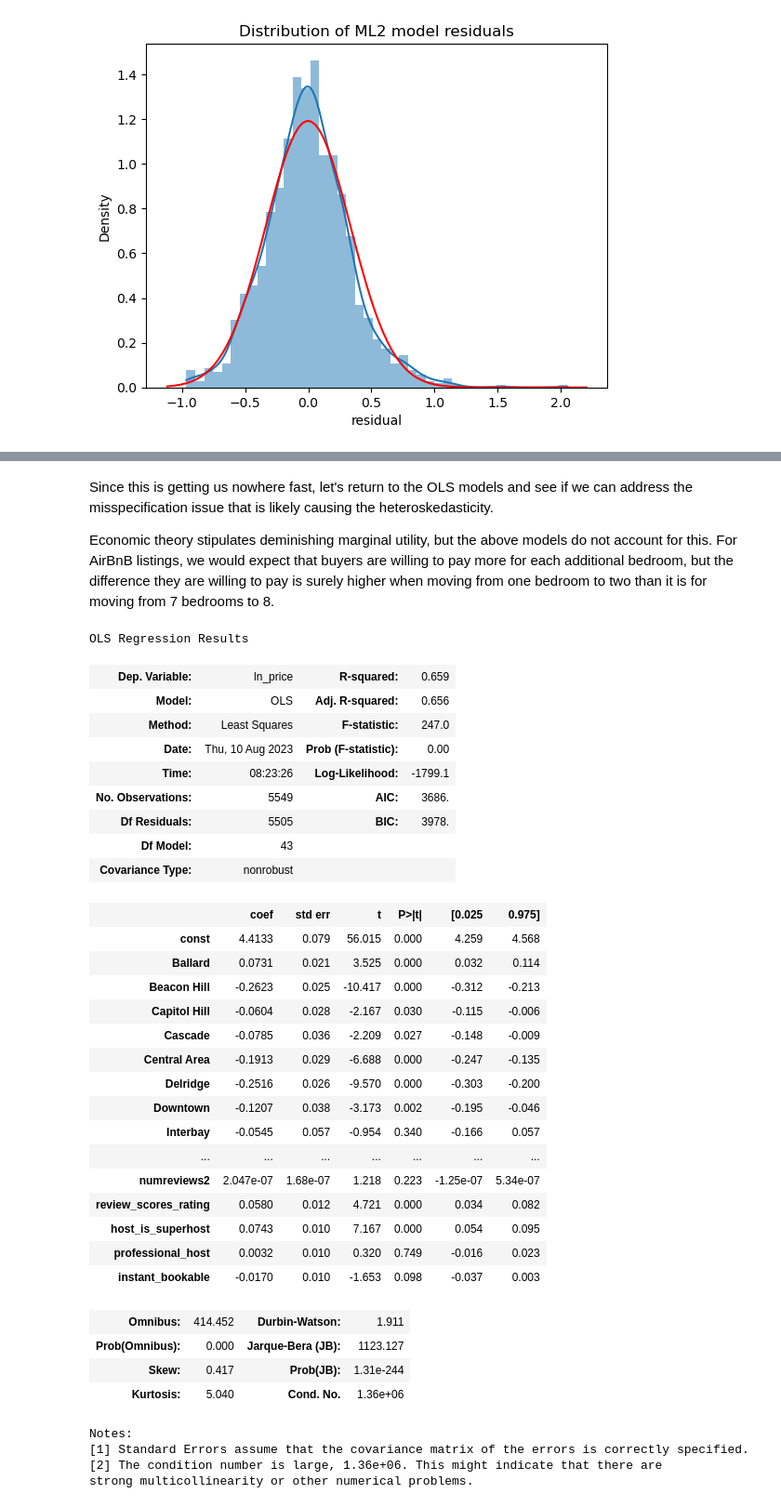
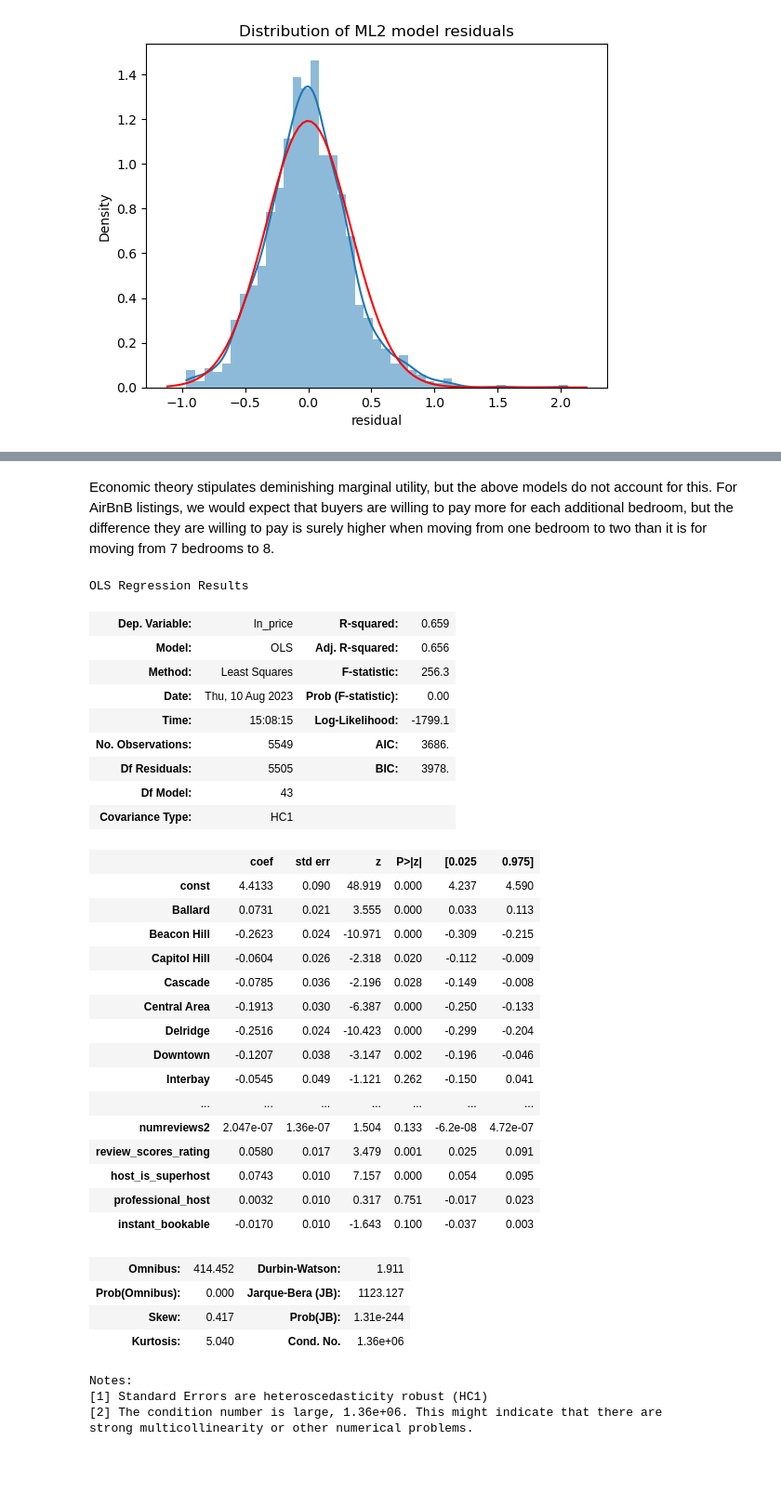
Before and after one commit to epistemetrica/udacity-blog-post-project, a Jupyter notebook: apw_airbnb_project.ipynb, the cells around one changed output, grey strips where cells are left out. Shown at 93% size. Saved outputs shown, nothing was run; the diff lists cells and outputs as text; code cells hidden in the pictures; blank space fills up the shorter version.

Commit message:
cleaning up the heteroskedasticity discussion

```diff
--- a/apw_airbnb_project.ipynb
+++ b/apw_airbnb_project.ipynb
@@ -897,6 +904,4 @@ sm.qqplot(resid_ML2, line='45', fit=True);
 # %% [markdown]
-Since this is getting us nowhere fast, let's return to the OLS models and see if we can address the misspecification issue that is likely causing the heteroskedasticity.
-
 Economic theory stipulates deminishing marginal utility, but the above models do not account for this. For AirBnB listings, we would expect that buyers are willing to pay more for each additional bedroom, but the difference they are willing to pay is surely higher when moving from one bedroom to two than it is for moving from 7 bedrooms to 8.
 # %%
 #add squared terms and reorder columns
@@ -910,58 +915,58 @@ model_df = model_df[['ln_price',
                         'accommodates', 'guests2', 'bedrooms', 'bedrooms2', 'bathrooms', 'bathrooms2', 'beds', 'beds2',
                         'free_parking', 'hot_tub', 'gym', 'pool', 'ac', 'workspace', 'ev_charger',
                         'number_of_reviews', 'numreviews2', 'review_scores_rating',
                         'host_is_superhost', 'professional_host', 'instant_bookable']]
 
 
 #set indpendant variables
 X = model_df.drop(['ln_price'], axis=1)
 
 #add intercept
 X = sm.add_constant(X)
 
 #set logged prices as dependent variable
 y = model_df.ln_price
 
 #run model
-model2_OLS = sm.OLS(y,X).fit()
+model2_OLS = sm.OLS(y,X).fit(cov_type='HC1')
 
 #save results df
 model2_OLS_results_df = model2_OLS.summary().tables[1]
 
 #show results
 model2_OLS.summary()
 # %% [output]
 OLS Regression Results
 | Dep. Variable: | ln_price | R-squared: | 0.659 |
 | Model: | OLS | Adj. R-squared: | 0.656 |
-| Method: | Least Squares | F-statistic: | 247.0 |
+| Method: | Least Squares | F-statistic: | 256.3 |
 | Date: | Thu, 10 Aug 2023 | Prob (F-statistic): | 0.00 |
-| Time: | 08:23:26 | Log-Likelihood: | -1799.1 |
+| Time: | 15:08:15 | Log-Likelihood: | -1799.1 |
 | No. Observations: | 5549 | AIC: | 3686. |
 | Df Residuals: | 5505 | BIC: | 3978. |
 | Df Model: | 43 |  |  |
-| Covariance Type: | nonrobust |  |  |
+| Covariance Type: | HC1 |  |  |
-|  | coef | std err | t | P>|t| | [0.025 | 0.975] |
-| const | 4.4133 | 0.079 | 56.015 | 0.000 | 4.259 | 4.568 |
-| Ballard | 0.0731 | 0.021 | 3.525 | 0.000 | 0.032 | 0.114 |
-| Beacon Hill | -0.2623 | 0.025 | -10.417 | 0.000 | -0.312 | -0.213 |
-| Capitol Hill | -0.0604 | 0.028 | -2.167 | 0.030 | -0.115 | -0.006 |
-| Cascade | -0.0785 | 0.036 | -2.209 | 0.027 | -0.148 | -0.009 |
-| Central Area | -0.1913 | 0.029 | -6.688 | 0.000 | -0.247 | -0.135 |
-| Delridge | -0.2516 | 0.026 | -9.570 | 0.000 | -0.303 | -0.200 |
-| Downtown | -0.1207 | 0.038 | -3.173 | 0.002 | -0.195 | -0.046 |
-| Interbay | -0.0545 | 0.057 | -0.954 | 0.340 | -0.166 | 0.057 |
+|  | coef | std err | z | P>|z| | [0.025 | 0.975] |
+| const | 4.4133 | 0.090 | 48.919 | 0.000 | 4.237 | 4.590 |
+| Ballard | 0.0731 | 0.021 | 3.555 | 0.000 | 0.033 | 0.113 |
+| Beacon Hill | -0.2623 | 0.024 | -10.971 | 0.000 | -0.309 | -0.215 |
+| Capitol Hill | -0.0604 | 0.026 | -2.318 | 0.020 | -0.112 | -0.009 |
+| Cascade | -0.0785 | 0.036 | -2.196 | 0.028 | -0.149 | -0.008 |
+| Central Area | -0.1913 | 0.030 | -6.387 | 0.000 | -0.250 | -0.133 |
+| Delridge | -0.2516 | 0.024 | -10.423 | 0.000 | -0.299 | -0.204 |
+| Downtown | -0.1207 | 0.038 | -3.147 | 0.002 | -0.196 | -0.046 |
+| Interbay | -0.0545 | 0.049 | -1.121 | 0.262 | -0.150 | 0.041 |
 | ... | ... | ... | ... | ... | ... | ... |
-| numreviews2 | 2.047e-07 | 1.68e-07 | 1.218 | 0.223 | -1.25e-07 | 5.34e-07 |
-| review_scores_rating | 0.0580 | 0.012 | 4.721 | 0.000 | 0.034 | 0.082 |
-| host_is_superhost | 0.0743 | 0.010 | 7.167 | 0.000 | 0.054 | 0.095 |
-| professional_host | 0.0032 | 0.010 | 0.320 | 0.749 | -0.016 | 0.023 |
-| instant_bookable | -0.0170 | 0.010 | -1.653 | 0.098 | -0.037 | 0.003 |
+| numreviews2 | 2.047e-07 | 1.36e-07 | 1.504 | 0.133 | -6.2e-08 | 4.72e-07 |
+| review_scores_rating | 0.0580 | 0.017 | 3.479 | 0.001 | 0.025 | 0.091 |
+| host_is_superhost | 0.0743 | 0.010 | 7.157 | 0.000 | 0.054 | 0.095 |
+| professional_host | 0.0032 | 0.010 | 0.317 | 0.751 | -0.017 | 0.023 |
+| instant_bookable | -0.0170 | 0.010 | -1.643 | 0.100 | -0.037 | 0.003 |
 | Omnibus: | 414.452 | Durbin-Watson: | 1.911 |
 | Prob(Omnibus): | 0.000 | Jarque-Bera (JB): | 1123.127 |
 | Skew: | 0.417 | Prob(JB): | 1.31e-244 |
 | Kurtosis: | 5.040 | Cond. No. | 1.36e+06 |
 Notes:
-[1] Standard Errors assume that the covariance matrix of the errors is correctly specified.
+[1] Standard Errors are heteroscedasticity robust (HC1)
 [2] The condition number is large, 1.36e+06. This might indicate that there are
 strong multicollinearity or other numerical problems.
```
Also changed, not shown: parts of 11 cells of this notebook.
